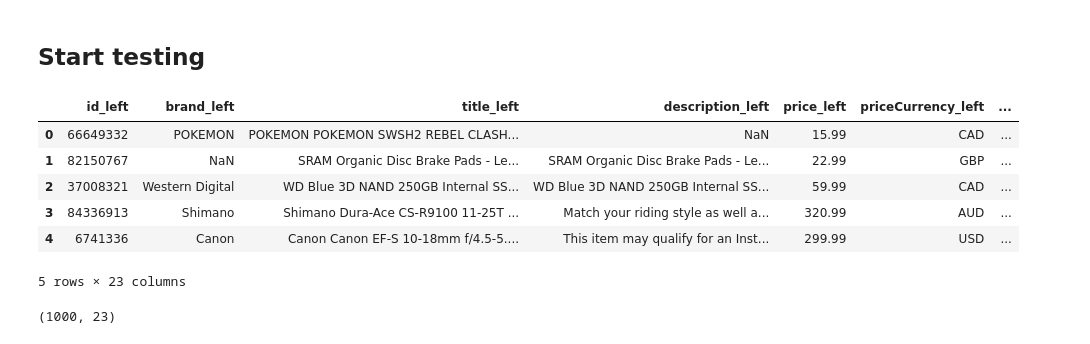
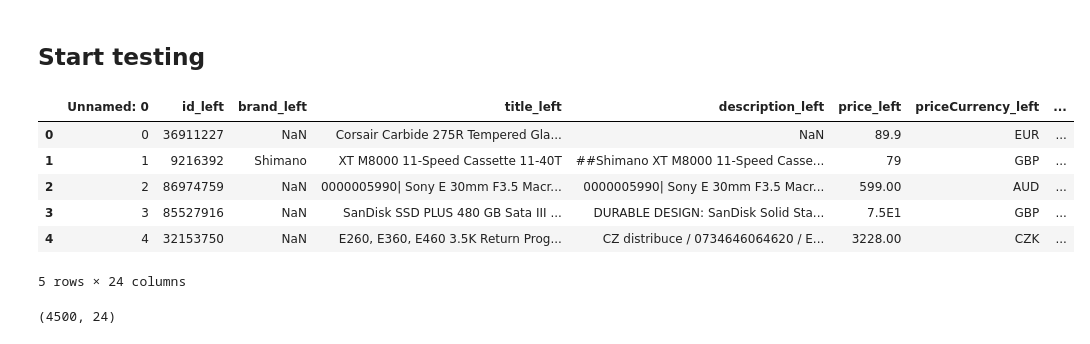
Before and after one commit to Aaron9812/FSS23Seminar, a Jupyter notebook: test_gpt.ipynb, the cells around one changed output. Saved outputs shown, nothing was run; the diff lists cells and outputs as text; code cells hidden in the pictures.

```diff
--- a/test_gpt.ipynb
+++ b/test_gpt.ipynb
@@ -64,20 +64,20 @@ openai.ChatCompletion.create(
 ## Start testing
 # %%
 # open our test dataframe from the csv
-df = pd.read_csv('data/test/random_sample_1000.csv')
+df = pd.read_csv('data/wdcproducts80cc20rnd000un_valid_small_with_predictions.csv')
 df.head()
 # %% [output]
-|  | id_left | brand_left | title_left | description_left | price_left | priceCurrency_left | ... |
-| 0 | 66649332 | POKEMON | POKEMON POKEMON SWSH2 REBEL CLASH... | NaN | 15.99 | CAD | ... |
-| 1 | 82150767 | NaN | SRAM Organic Disc Brake Pads - Le... | SRAM Organic Disc Brake Pads - Le... | 22.99 | GBP | ... |
-| 2 | 37008321 | Western Digital | WD Blue 3D NAND 250GB Internal SS... | WD Blue 3D NAND 250GB Internal SS... | 59.99 | CAD | ... |
-| 3 | 84336913 | Shimano | Shimano Dura-Ace CS-R9100 11-25T ... | Match your riding style as well a... | 320.99 | AUD | ... |
-| 4 | 6741336 | Canon | Canon Canon EF-S 10-18mm f/4.5-5.... | This item may qualify for an Inst... | 299.99 | USD | ... |
+|  | Unnamed: 0 | id_left | brand_left | title_left | description_left | price_left | priceCurrency_left | ... |
+| 0 | 0 | 36911227 | NaN | Corsair Carbide 275R Tempered Gla... | NaN | 89.9 | EUR | ... |
+| 1 | 1 | 9216392 | Shimano | XT M8000 11-Speed Cassette 11-40T | ##Shimano XT M8000 11-Speed Casse... | 79 | GBP | ... |
+| 2 | 2 | 86974759 | NaN | 0000005990| Sony E 30mm F3.5 Macr... | 0000005990| Sony E 30mm F3.5 Macr... | 599.00 | AUD | ... |
+| 3 | 3 | 85527916 | NaN | SanDisk SSD PLUS 480 GB Sata III ... | DURABLE DESIGN: SanDisk Solid Sta... | 7.5E1 | GBP | ... |
+| 4 | 4 | 32153750 | NaN | E260, E360, E460 3.5K Return Prog... | CZ distribuce / 0734646064620 / E... | 3228.00 | CZK | ... |
-5 rows × 23 columns
+5 rows × 24 columns
 # %%
 df.shape
 # %% [output]
-(1000, 23)
+(4500, 24)
 # %%
 # create a new column for the chatbot response
 df['chatbot_response'] = ''
```
Also changed, not shown: parts of 13 cells of this notebook, 52 other files.
